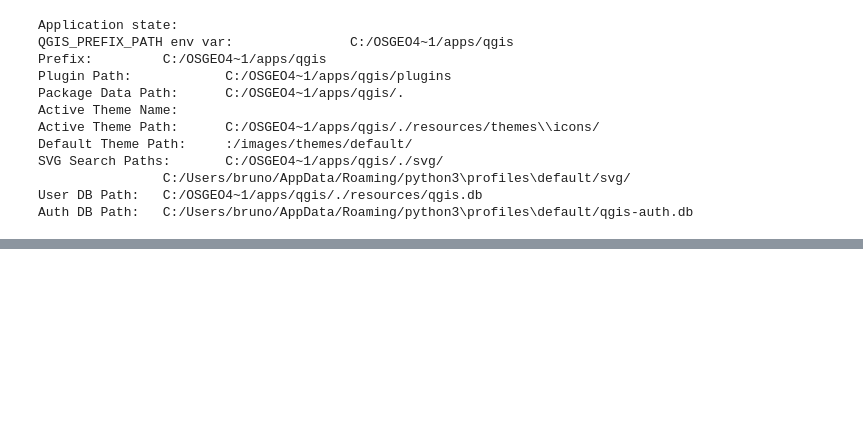
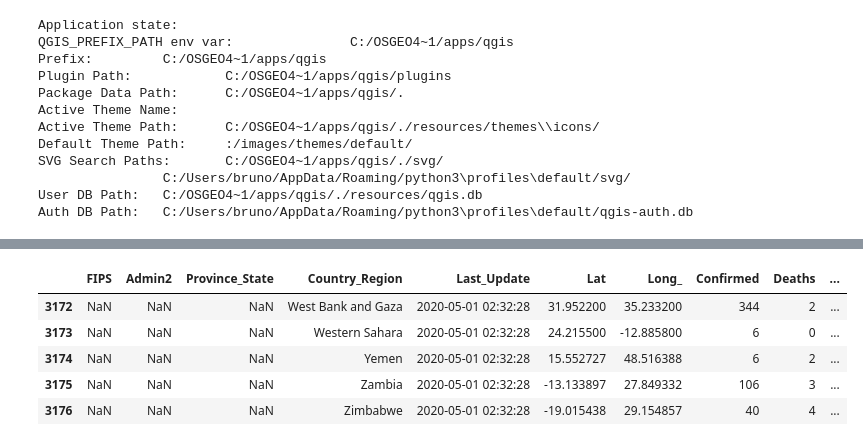
Before and after one commit to Bruffen/qgis-covid-python, a Jupyter notebook: covid19-data.ipynb, the cells around one changed output, grey strips where cells are left out. Cells and saved outputs as stored; diff of their text form; code cells hidden in the pictures; blank space fills up the shorter version.

```diff
--- a/covid19-data.ipynb
+++ b/covid19-data.ipynb
@@ -95,0 +173,11 @@ plt.show()
+# %%
+dfw = pd.read_csv("https://raw.githubusercontent.com/CSSEGISandData/COVID-19/master/csse_covid_19_data/csse_covid_19_daily_reports/04-30-2020.csv")
+# %%
+dfw.tail()
+# %% [output]
+|  | FIPS | Admin2 | Province_State | Country_Region | Last_Update | Lat | Long_ | Confirmed | Deaths | ... |
+| 3172 | NaN | NaN | NaN | West Bank and Gaza | 2020-05-01 02:32:28 | 31.952200 | 35.233200 | 344 | 2 | ... |
+| 3173 | NaN | NaN | NaN | Western Sahara | 2020-05-01 02:32:28 | 24.215500 | -12.885800 | 6 | 0 | ... |
+| 3174 | NaN | NaN | NaN | Yemen | 2020-05-01 02:32:28 | 15.552727 | 48.516388 | 6 | 2 | ... |
+| 3175 | NaN | NaN | NaN | Zambia | 2020-05-01 02:32:28 | -13.133897 | 27.849332 | 106 | 3 | ... |
+| 3176 | NaN | NaN | NaN | Zimbabwe | 2020-05-01 02:32:28 | -19.015438 | 29.154857 | 40 | 4 | ... |
```
Also changed, not shown: parts of 15 cells of this notebook, 4 other files.
